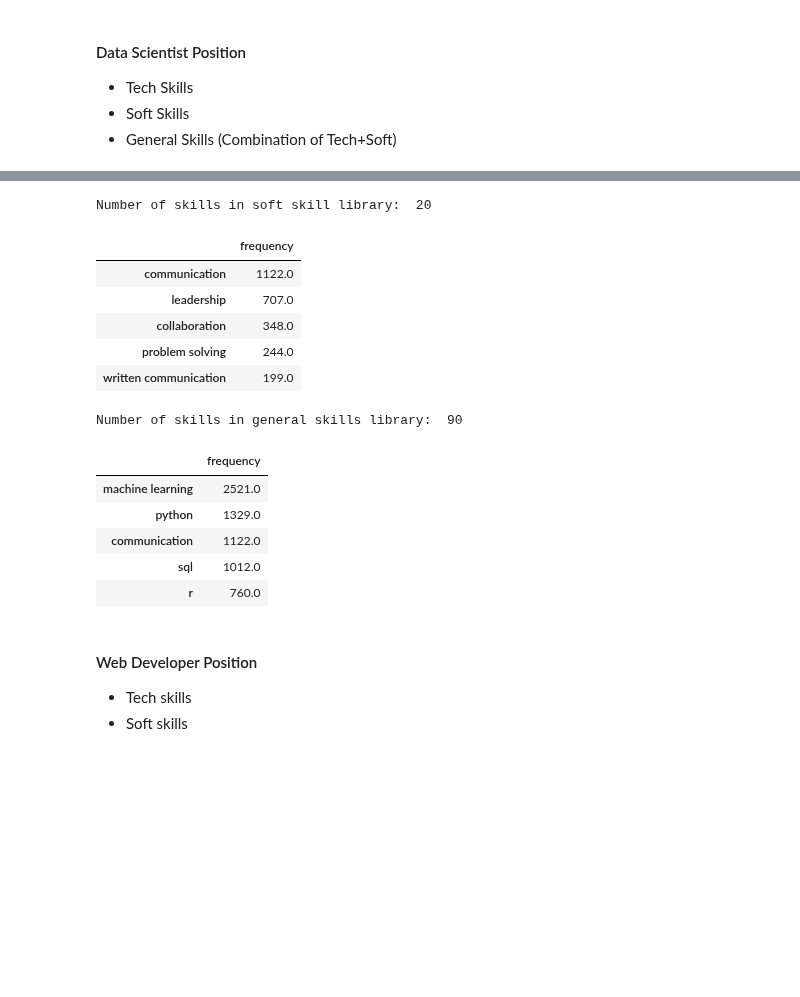
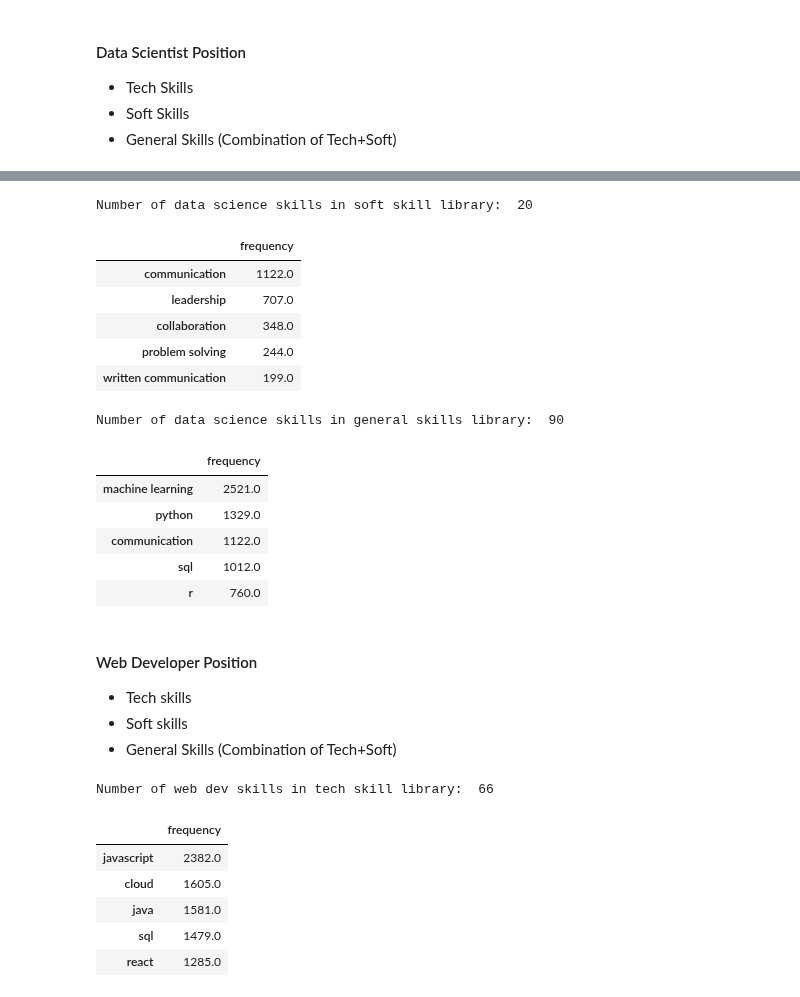
Before and after one commit to Blue-Owl-Data/Job-Search-Dashboard, a Jupyter notebook: MVP.ipynb, the cells around one changed output, grey strips where cells are left out. Saved outputs shown, nothing was run; the diff lists cells and outputs as text; code cells hidden in the pictures; blank space fills up the shorter version.

Commit message:
added wd skills

```diff
--- a/MVP.ipynb
+++ b/MVP.ipynb
@@ -271,14 +271,14 @@ soft_library = ['critical thinking','communication','problem solving','teamwork'
                 'verbal communication','written communication','teamwork']
 # %%
 # Print the number of skills in the library
-print("Number of skills in soft skill library: ", len(soft_library))
+print("Number of data science skills in soft skill library: ", len(ds_soft_library))
 
 # Print the top 5 needed soft skills
 
-ds_top_soft = MVP_explore.top_skills(df_ds, 5, soft_library)
+ds_top_soft = MVP_explore.top_skills(df_ds, 5, ds_soft_library)
 ds_top_soft
 # %% [output]
-Number of skills in soft skill library:  20
+Number of data science skills in soft skill library:  20
 |  | frequency |
 | communication | 1122.0 |
 | leadership | 707.0 |
@@ -303,14 +303,14 @@ general_library = ['python','sql','pandas','numpy','matplotlib','scikit learn','
                 'verbal communication','written communication','teamwork']
 # %%
 # Print the number of skills in the library
-print("Number of skills in general skills library: ", len(general_library))
+print("Number of data science skills in general skills library: ", len(ds_general_library))
 
 # Print the top 5 needed general skills
 
-ds_top_general = MVP_explore.top_skills(df_ds, 5, general_library)
+ds_top_general = MVP_explore.top_skills(df_ds, 5, ds_general_library)
 ds_top_general
 # %% [output]
-Number of skills in general skills library:  90
+Number of data science skills in general skills library:  90
 |  | frequency |
 | machine learning | 2521.0 |
 | python | 1329.0 |
@@ -321,3 +321,28 @@ Number of skills in general skills library:  90
 #### Web Developer Position
 - Tech skills
 - Soft skills
+- General Skills (Combination of Tech+Soft)
+# %%
+# Create a tech library
+wd_tech_library = ['html','css','javascript','debugging','git','github','libraries','frameworks','publishing web site',
+'photoshop','bootstrap','jquery','search engine optimization','seo','basic graphic design','front end','back end',
+'visual studio code','visual studio','figma','zeplin','sketch','gatspy','strapi','paint','canva','aws','azure',
+'amazon web services','sql','mysql','nosql','node','node.js','js','json','api','google charts','d3','d3.js','react',
+'angular','ember','vue','python','c','c++','ruby','ruby on rails','git','github','cloud','php','net','.net','java',
+'c#','linux','go','gcp','troubleshooting','problem solving','ux','ui','ux/ui','cloud computing']
+# %%
+# Print the number of skills in the library
+print("Number of web dev skills in tech skill library: ", len(wd_tech_library))
+
+# Print the top 5 needed tech skills
+
+wd_top_tech = MVP_explore.top_skills(df_wd, 5, wd_tech_library)
+wd_top_tech
+# %% [output]
+Number of web dev skills in tech skill library:  66
+|  | frequency |
+| javascript | 2382.0 |
+| cloud | 1605.0 |
+| java | 1581.0 |
+| sql | 1479.0 |
+| react | 1285.0 |
```
Also changed, not shown: parts of 10 cells of this notebook.
